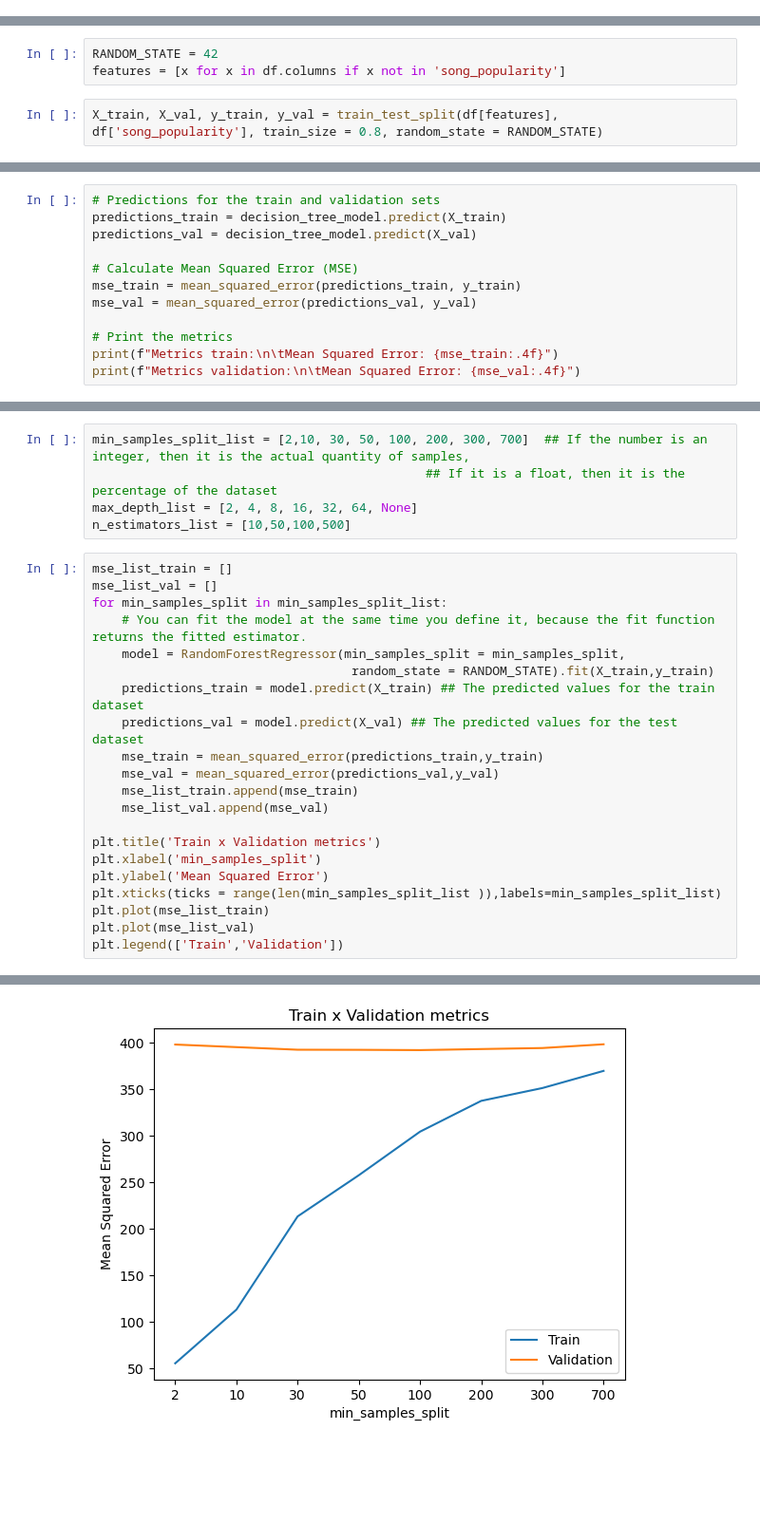
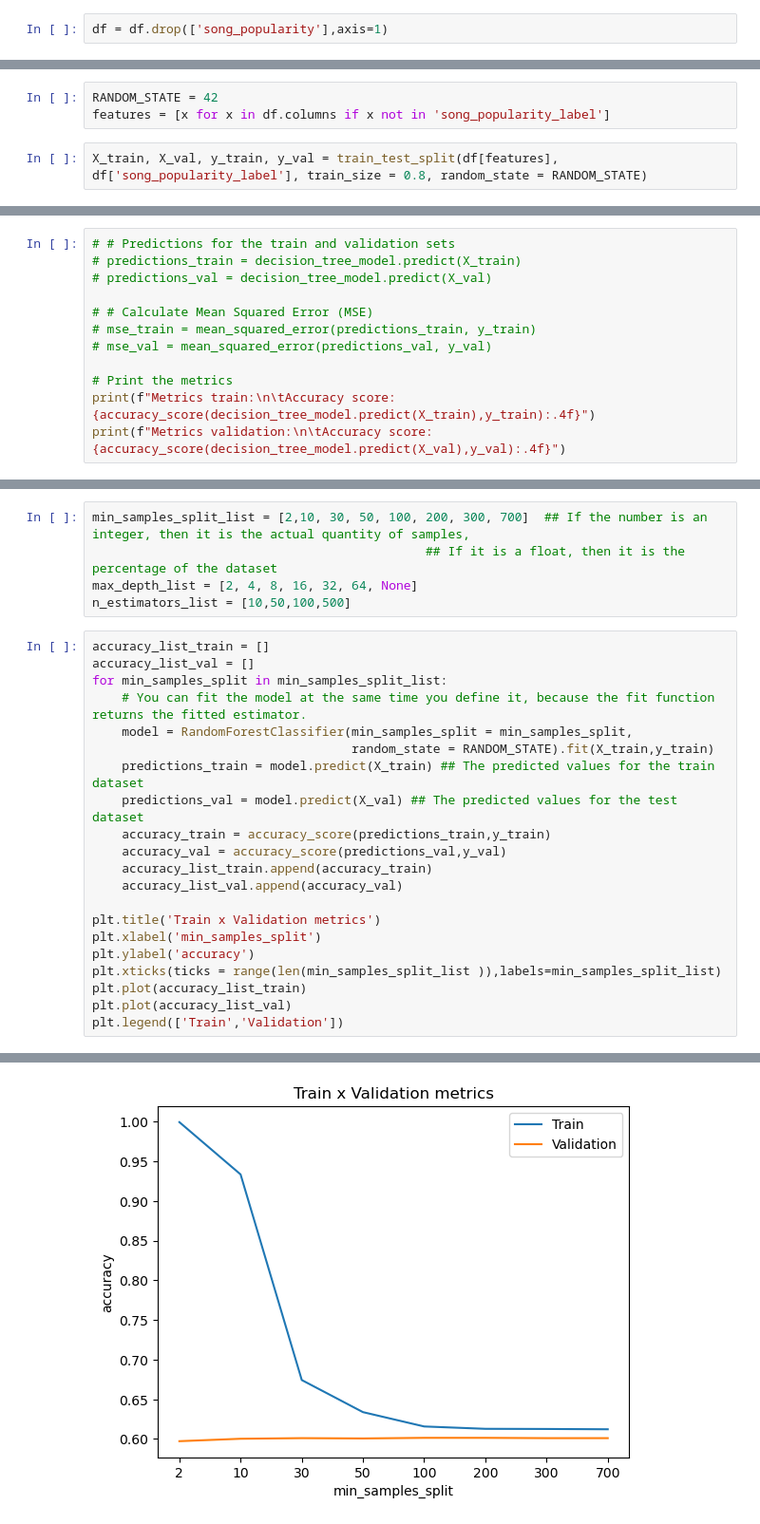
Before and after one commit to EmileJ11/MachineLearning, a Jupyter notebook: decision_tree.ipynb, the cells around one changed output, grey strips where cells are left out. Shown at 95% size. Drawn from its saved outputs; the diff is of its cells as text; blank space fills up the shorter version.

Commit message:
implemented decision tree classifier, 3 models

```diff
--- a/decision_tree.ipynb
+++ b/decision_tree.ipynb
@@ -69,10 +80,12 @@ One hot encoding not needed cause all of the features are already numbers
+# %%
+df = df.drop(['song_popularity'],axis=1)
 # %% [markdown]
 ## Making the model
 # %%
 RANDOM_STATE = 42
-features = [x for x in df.columns if x not in 'song_popularity']
+features = [x for x in df.columns if x not in 'song_popularity_label']
 # %%
-X_train, X_val, y_train, y_val = train_test_split(df[features], df['song_popularity'], train_size = 0.8, random_state = RANDOM_STATE)
+X_train, X_val, y_train, y_val = train_test_split(df[features], df['song_popularity_label'], train_size = 0.8, random_state = RANDOM_STATE)
 # %% [markdown]
 min_samples_split_list: a list of integers representing the minimum number of samples required to split an internal node in the decision tree
 
@@ -157,15 +164,15 @@ decision_tree_model = DecisionTreeRegressor(min_samples_split = best_min_samples
                                              random_state = RANDOM_STATE).fit(X_train,y_train)
 # %%
-# Predictions for the train and validation sets
-predictions_train = decision_tree_model.predict(X_train)
-predictions_val = decision_tree_model.predict(X_val)
+# # Predictions for the train and validation sets
+# predictions_train = decision_tree_model.predict(X_train)
+# predictions_val = decision_tree_model.predict(X_val)
 
-# Calculate Mean Squared Error (MSE)
-mse_train = mean_squared_error(predictions_train, y_train)
-mse_val = mean_squared_error(predictions_val, y_val)
+# # Calculate Mean Squared Error (MSE)
+# mse_train = mean_squared_error(predictions_train, y_train)
+# mse_val = mean_squared_error(predictions_val, y_val)
 
 # Print the metrics
-print(f"Metrics train:\n\tMean Squared Error: {mse_train:.4f}")
-print(f"Metrics validation:\n\tMean Squared Error: {mse_val:.4f}")
+print(f"Metrics train:\n\tAccuracy score: {accuracy_score(decision_tree_model.predict(X_train),y_train):.4f}")
+print(f"Metrics validation:\n\tAccuracy score: {accuracy_score(decision_tree_model.predict(X_val),y_val):.4f}")
 # %% [output]
 Metrics train:
@@ -233,27 +209,27 @@ min_samples_split_list = [2,10, 30, 50, 100, 200, 300, 700]  ## If the number is
 max_depth_list = [2, 4, 8, 16, 32, 64, None]
 n_estimators_list = [10,50,100,500]
 # %%
-mse_list_train = []
-mse_list_val = []
+accuracy_list_train = []
+accuracy_list_val = []
 for min_samples_split in min_samples_split_list:
     # You can fit the model at the same time you define it, because the fit function returns the fitted estimator.
-    model = RandomForestRegressor(min_samples_split = min_samples_split,
+    model = RandomForestClassifier(min_samples_split = min_samples_split,
                                    random_state = RANDOM_STATE).fit(X_train,y_train)
     predictions_train = model.predict(X_train) ## The predicted values for the train dataset
     predictions_val = model.predict(X_val) ## The predicted values for the test dataset
-    mse_train = mean_squared_error(predictions_train,y_train)
-    mse_val = mean_squared_error(predictions_val,y_val)
-    mse_list_train.append(mse_train)
-    mse_list_val.append(mse_val)
+    accuracy_train = accuracy_score(predictions_train,y_train)
+    accuracy_val = accuracy_score(predictions_val,y_val)
+    accuracy_list_train.append(accuracy_train)
+    accuracy_list_val.append(accuracy_val)
 
 plt.title('Train x Validation metrics')
 plt.xlabel('min_samples_split')
-plt.ylabel('Mean Squared Error')
+plt.ylabel('accuracy')
 plt.xticks(ticks = range(len(min_samples_split_list )),labels=min_samples_split_list)
-plt.plot(mse_list_train)
-plt.plot(mse_list_val)
+plt.plot(accuracy_list_train)
+plt.plot(accuracy_list_val)
 plt.legend(['Train','Validation'])
 # %% [output]
 <matplotlib.legend.Legend at 0x...>
-[figure, old version]
+[figure, new version]
 # %%
```
Also changed, not shown: parts of 25 cells of this notebook, 1 other file.
